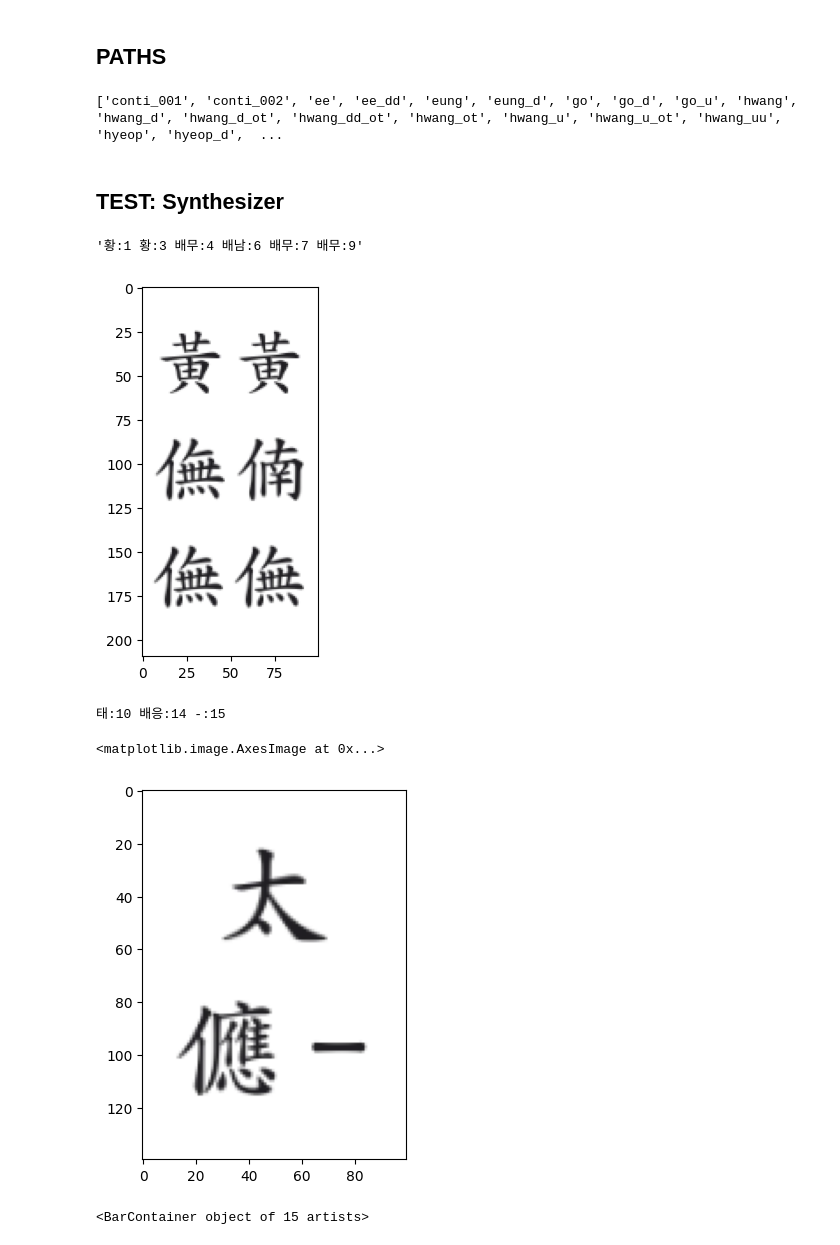
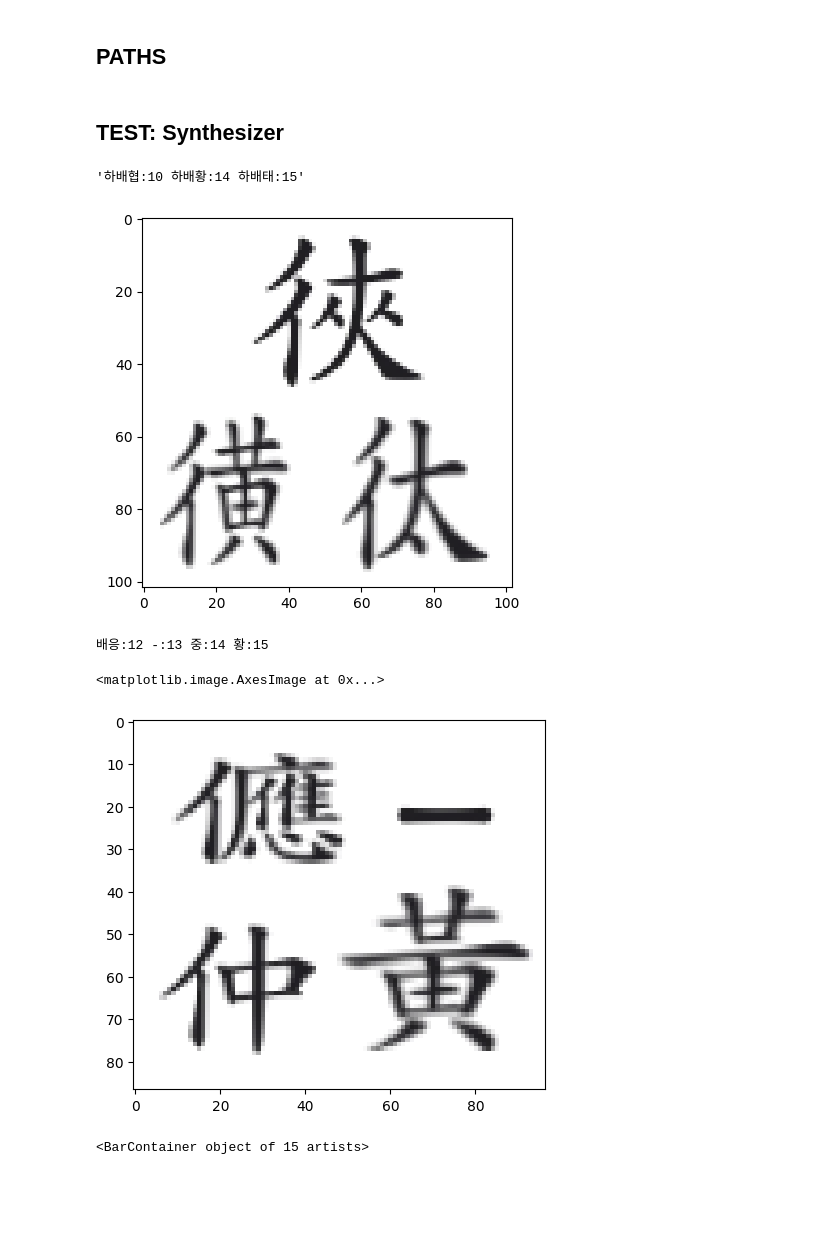
Before and after one commit to MALerLab/jeongganbo-omr, a Jupyter notebook: notebooks/synth_dataset_prep.ipynb, the cells around one changed output. Cells and saved outputs as stored; diff of their text form; code cells hidden in the pictures; blank space fills up the shorter version.

Commit message:
add: new train, valid data

```diff
--- a/notebooks/synth_dataset_prep.ipynb
+++ b/notebooks/synth_dataset_prep.ipynb
@@ -23,61 +24,35 @@ from exp_utils import JeongganProcessor, JeongganSynthesizer
 # Synthesized Dataset
 # %% [markdown]
 ## PATHS
-# %%
-img_path_base = 'test/synth/src/'
-img_path_sub = ['notes/']
-img_ext = '.png'
-
-img_paths = {
-  subpath[:-1]: {
-    path.replace(f'{img_path_base}{subpath}', '').replace(img_ext, ''): path \
-    for path in glob.glob(f'{img_path_base}{subpath}*{img_ext}')
-  } for subpath in img_path_sub
-}
-
-# print([ name for name in img_paths['notations'].keys() ])
-print(sorted([ name for name in img_paths['notes'].keys() ]))
-
-note_paths = {}
-
-for name, path in sorted(img_paths['notes'].items(), key=lambda x: x[0]):
-  name = re.sub(r'(_\d\d\d)|(_ot)', '', name)
-
-  if note_paths.get(name, False):
-    note_paths[name].append(path)
-  else:
-    note_paths[name] = [path]
-
-for name, paths in note_paths.items():
-  if len(paths) < 2:
-    note_paths[name] = paths[0]
-# %% [output]
-['conti_001', 'conti_002', 'ee', 'ee_dd', 'eung', 'eung_d', 'go', 'go_d', 'go_u', 'hwang', 'hwang_d', 'hwang_d_ot', 'hwang_dd_ot', 'hwang_ot', 'hwang_u', 'hwang_u_ot', 'hwang_uu', 'hyeop', 'hyeop_d',  ...
+# %%
+img_path_base = 'test/synth/src/notes'
+
+img_paths = get_img_paths(img_path_base)
 # %% [markdown]
 ## TEST: Synthesizer
 # %%
-jng_synth = JeongganSynthesizer(note_paths)
+jng_synth = JeongganSynthesizer(img_paths)
 
 jng_label, jng_img = jng_synth()
 
 plt.imshow(jng_img, interpolation=None)
 jng_label
 # %% [output]
-'황:1 황:3 배무:4 배남:6 배무:7 배무:9'
+'하배협:10 하배황:14 하배태:15'
-[figure, old version]
+[figure, new version]
 # %%
-jng_synth = JeongganSynthesizer(note_paths)
+jng_synth = JeongganSynthesizer(img_paths)
 
-_, label = jng_synth.get_label_dict()
+label, img_w, img_h = jng_synth.generate_single_data()
 print(label)
 
-jng_img = jng_synth.generate_image_by_label(label)
+jng_img = jng_synth.generate_image_by_label(label, img_w, img_h)
 
 plt.imshow(jng_img, interpolation=None)
 # %% [output]
-태:10 배응:14 -:15
+배응:12 -:13 중:14 황:15
 <matplotlib.image.AxesImage at 0x...>
-[figure, old version]
+[figure, new version]
 # %%
 from collections import Counter
 
```
Also changed, not shown: parts of 8 cells of this notebook, 1 other file.
